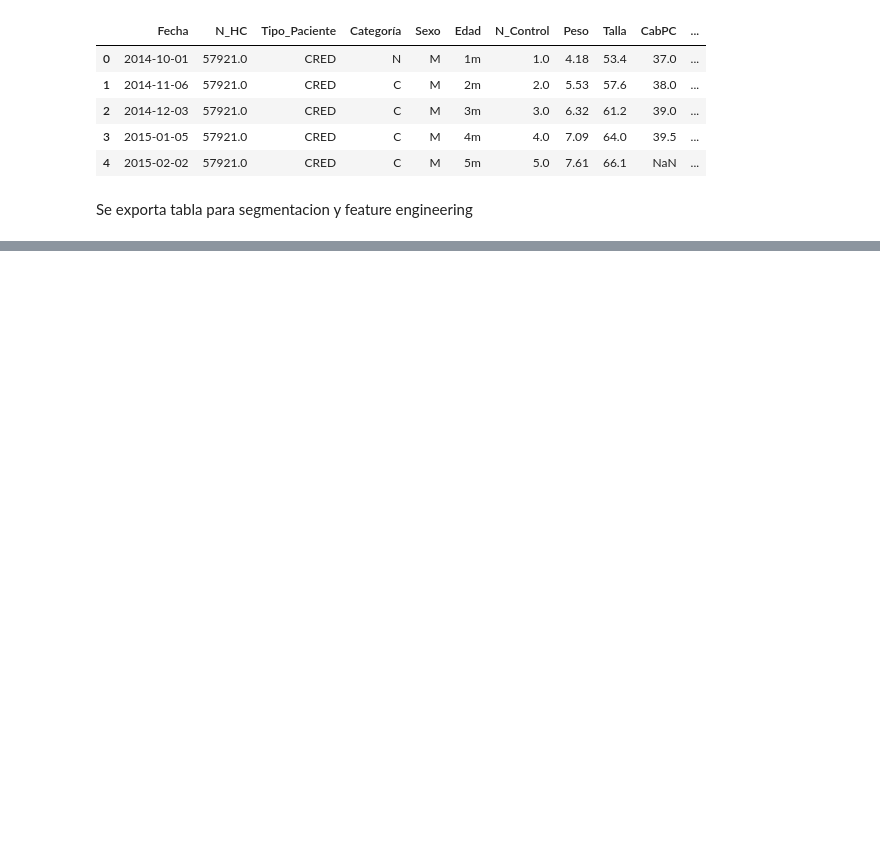
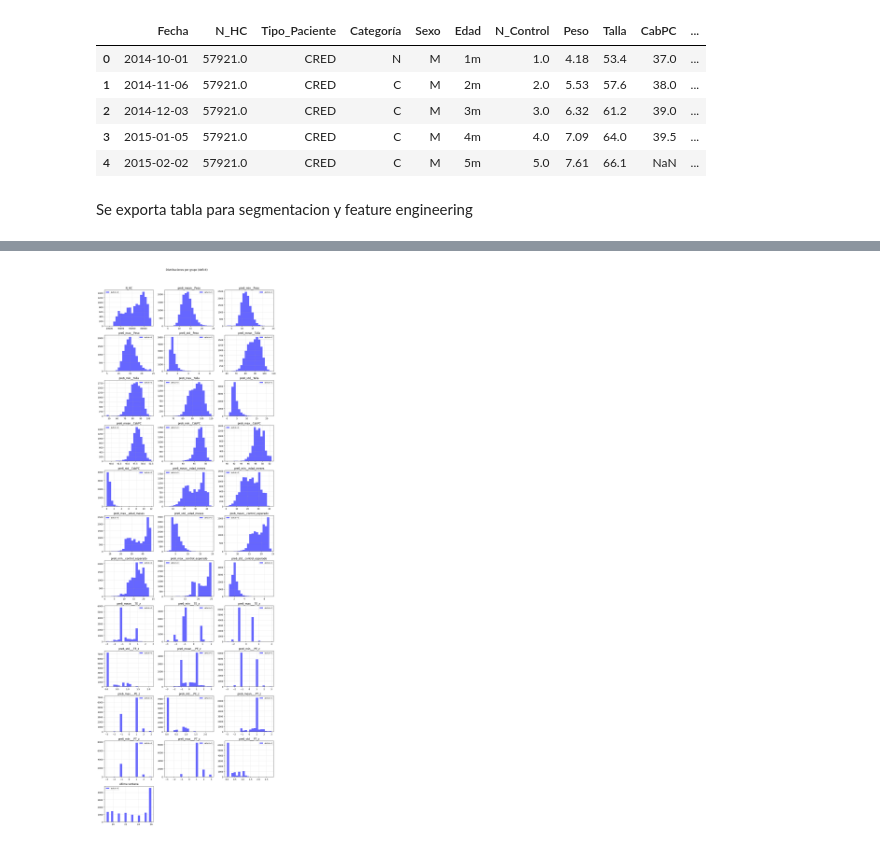
Before and after one commit to iach33/BREIT_TANI_PROJECT, a Jupyter notebook: notebooks/EDA_PREPROCESSING.ipynb, the cells around one changed output, grey strips where cells are left out. Saved outputs shown, nothing was run; the diff lists cells and outputs as text; code cells hidden in the pictures; blank space fills up the shorter version.

```diff
--- a/notebooks/EDA_PREPROCESSING.ipynb
+++ b/notebooks/EDA_PREPROCESSING.ipynb
@@ -1309,0 +1490,12 @@ df_filtrado.shape
+# %%
+vars_cols = ['Peso','Talla','CabPC','edad_meses','control_esperado','_TE_z','_PE_z','_PT_z']
+
+feats_prev6 = features_prev_window(df_filtrado,
+                                   vars_cols=vars_cols,
+                                   window=6,
+                                   order_by='control_esperado',  # o 'Fecha' si prefieres temporal
+                                   atol=1e-6)
+
+# `feats_prev6` tiene 1 fila por N_HC con las features calculadas
+# Si luego quieres tener esas features replicadas en cada fila del paciente:
+# df_filtrado = df_filtrado.merge(feats_prev6, on='N_HC', how='left')
@@ -1309,0 +1730,18 @@ df_filtrado.shape
+# %%
+# Filtra pacientes con ventanas válidas si quieres
+#feats_plot = feats_prev6_mix[feats_prev6_mix['pre6_n__rows'] > 0].copy()
+feats_plot = feats_prev6_mix[feats_prev6_mix['deficit'] == 0].copy()
+#feats_plot = feats_prev6_mix[feats_prev6_mix['deficit'] == 1 ].copy()
+
+plot_grid_hist_by_deficit(
+    feats_plot,
+    cols=None,                      # o una lista específica de columnas
+    tag='deficit',
+    ncols=3,
+    bins=20,
+    title='Distribuciones por grupo (deficit)',
+    density=False,                  # True si prefieres áreas normalizadas
+    alpha=0.6
+)
+# %% [output]
+[figure, added]
```
Also changed, not shown: parts of 30 cells of this notebook.
